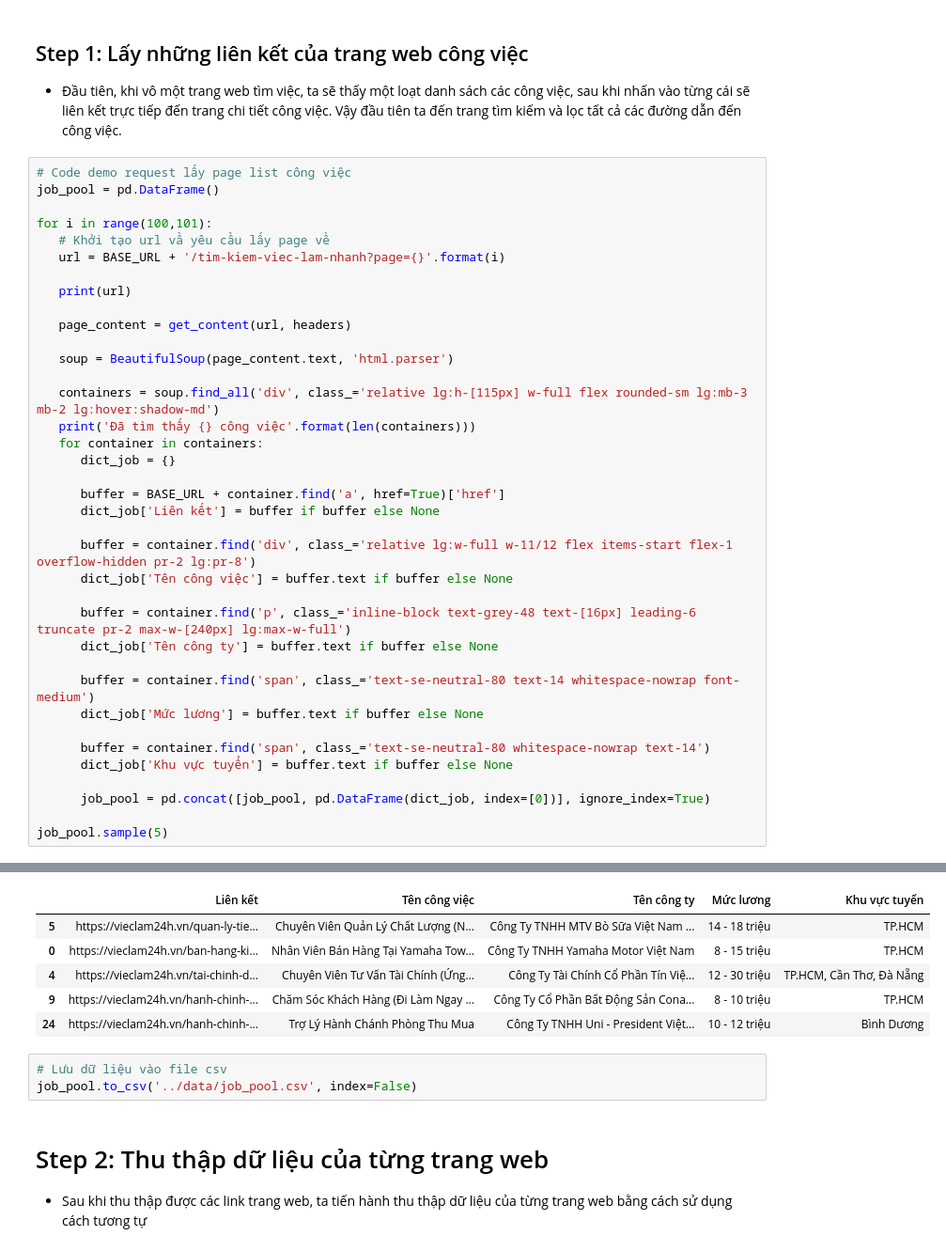
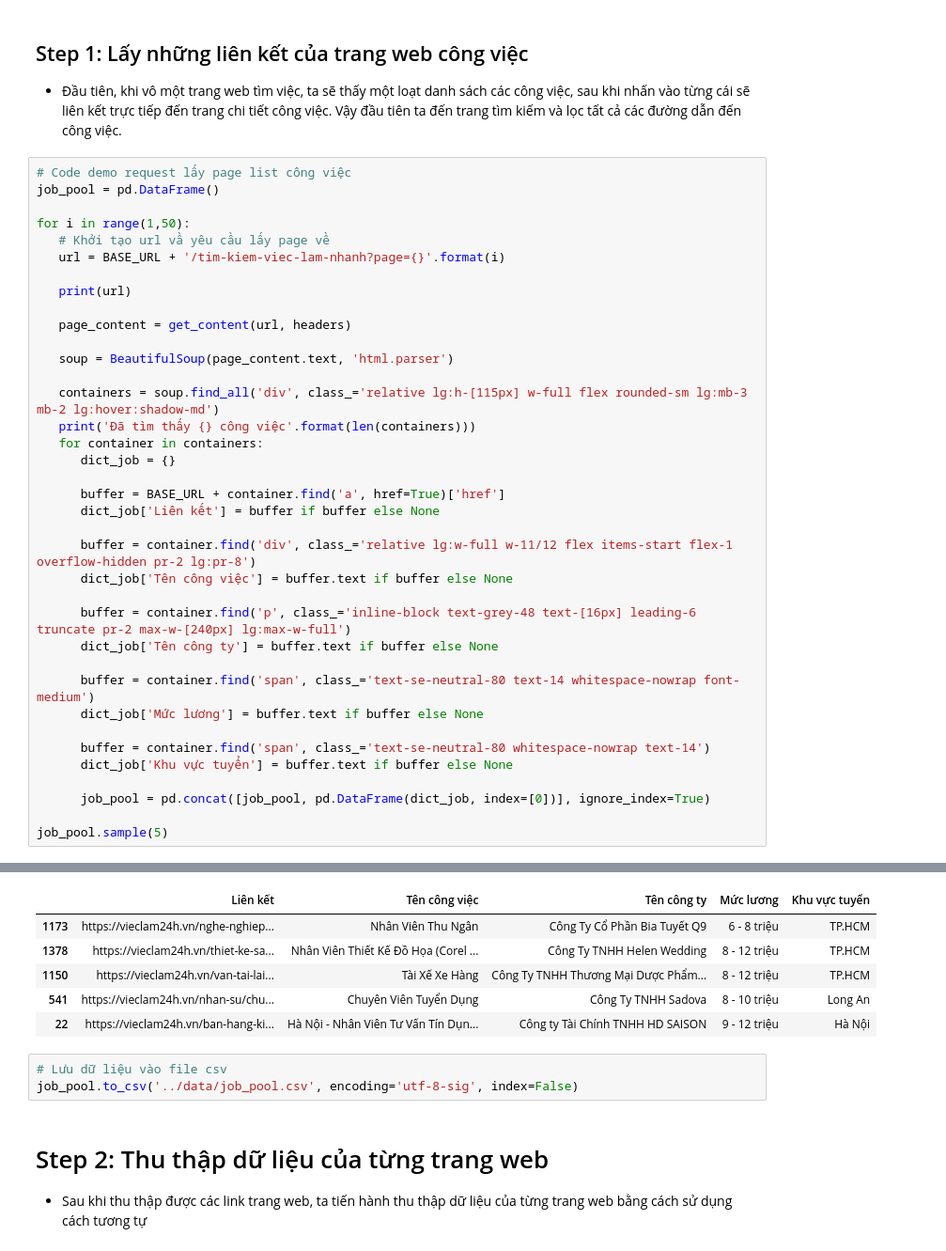
Before and after one commit to HungLVT/NMKHDL, a Jupyter notebook: notebooks/1.0-data-collecting.ipynb, the cells around one changed output, grey strips where cells are left out. Shown at 94% size. Saved outputs shown, nothing was run; the diff lists cells and outputs as text.

```diff
--- a/notebooks/1.0-data-collecting.ipynb
+++ b/notebooks/1.0-data-collecting.ipynb
@@ -42,7 +61,7 @@ headers = {
 # Code demo request lấy page list công việc
 job_pool = pd.DataFrame()
 
-for i in range(100,101):
+for i in range(1,50):
    # Khởi tạo url vầ yêu cầu lấy page về
    url = BASE_URL + '/tim-kiem-viec-lam-nhanh?page={}'.format(i)
 
@@ -82,12 +115,12 @@ Success!!!
 |  | Liên kết | Tên công việc | Tên công ty | Mức lương | Khu vực tuyển |
-| 5 | https://vieclam24h.vn/quan-ly-tie... | Chuyên Viên Quản Lý Chất Lượng (N... | Công Ty TNHH MTV Bò Sữa Việt Nam ... | 14 - 18 triệu | TP.HCM |
-| 0 | https://vieclam24h.vn/ban-hang-ki... | Nhân Viên Bán Hàng Tại Yamaha Tow... | Công Ty TNHH Yamaha Motor Việt Nam | 8 - 15 triệu | TP.HCM |
-| 4 | https://vieclam24h.vn/tai-chinh-d... | Chuyên Viên Tư Vấn Tài Chính (Ứng... | Công Ty Tài Chính Cổ Phần Tín Việ... | 12 - 30 triệu | TP.HCM, Cần Thơ, Đà Nẵng |
-| 9 | https://vieclam24h.vn/hanh-chinh-... | Chăm Sóc Khách Hàng (Đi Làm Ngay ... | Công Ty Cổ Phần Bất Động Sản Cona... | 8 - 10 triệu | TP.HCM |
-| 24 | https://vieclam24h.vn/hanh-chinh-... | Trợ Lý Hành Chánh Phòng Thu Mua | Công Ty TNHH Uni - President Việt... | 10 - 12 triệu | Bình Dương |
+| 1173 | https://vieclam24h.vn/nghe-nghiep... | Nhân Viên Thu Ngân | Công Ty Cổ Phần Bia Tuyết Q9 | 6 - 8 triệu | TP.HCM |
+| 1378 | https://vieclam24h.vn/thiet-ke-sa... | Nhân Viên Thiết Kế Đồ Họa (Corel ... | Công Ty TNHH Helen Wedding | 8 - 12 triệu | TP.HCM |
+| 1150 | https://vieclam24h.vn/van-tai-lai... | Tài Xế Xe Hàng | Công Ty TNHH Thương Mại Dược Phẩm... | 8 - 12 triệu | TP.HCM |
+| 541 | https://vieclam24h.vn/nhan-su/chu... | Chuyên Viên Tuyển Dụng | Công Ty TNHH Sadova | 8 - 10 triệu | Long An |
+| 22 | https://vieclam24h.vn/ban-hang-ki... | Hà Nội - Nhân Viên Tư Vấn Tín Dụn... | Công ty Tài Chính TNHH HD SAISON | 9 - 12 triệu | Hà Nội |
 # %%
 # Lưu dữ liệu vào file csv
-job_pool.to_csv('../data/job_pool.csv', index=False)
+job_pool.to_csv('../data/job_pool.csv', encoding='utf-8-sig', index=False)
 # %% [markdown]
 # Step 2: Thu thập dữ liệu của từng trang web
 - Sau khi thu thập được các link trang web, ta tiến hành thu thập dữ liệu của từng trang web bằng cách sử dụng cách tương tự
```
Also changed, not shown: parts of 8 cells of this notebook, 2 other files.
